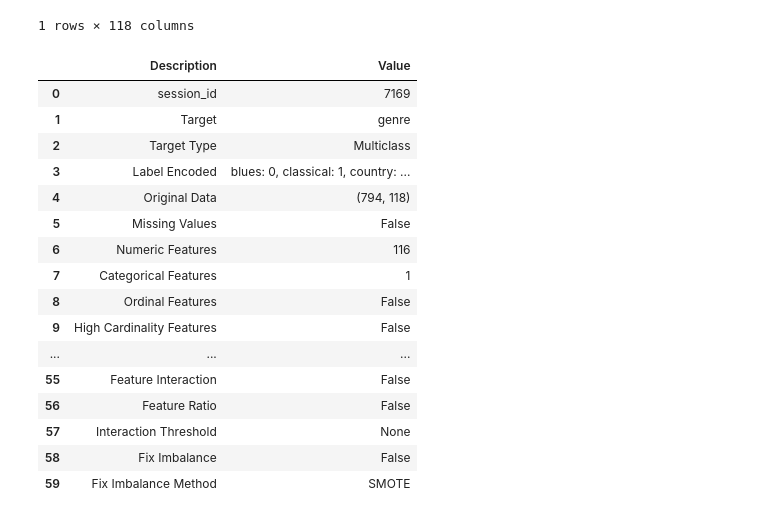
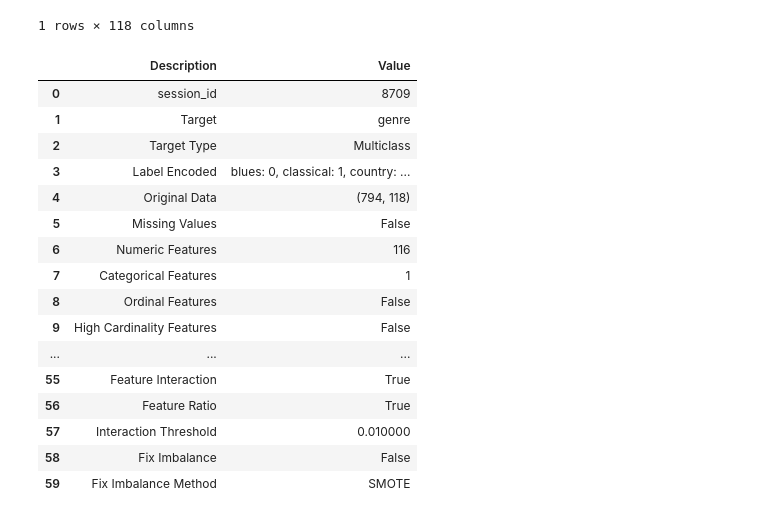
Before and after one commit to SprinTech/sound-recognizer, a Jupyter notebook: ml/notebooks/key_features/4.0 model_exploration.ipynb, the cells around one changed output. Drawn from its saved outputs; the diff is of its cells as text; code cells hidden in the pictures.

```diff
--- a/ml/notebooks/key_features/4.0 model_exploration.ipynb
+++ b/ml/notebooks/key_features/4.0 model_exploration.ipynb
@@ -277,25 +277,25 @@ train_df.head(1)
 # %%
 import pycaret.classification as cl
 import xgboost
 
 clf1 = cl.setup(
     data=train_df,
     target='genre',
     test_data=test_df,
     fold_strategy="stratifiedkfold",
     fold=3,
     feature_selection=True,
     feature_selection_threshold=0.4,
-    feature_intercation=True,
+    feature_interaction=True,
     feature_ratio=True,
     feature_selection_method="boruta",
     use_gpu=True,
     train_size=1.,
     normalize=True
 )
 # %% [output]
 |  | Description | Value |
-| 0 | session_id | 7169 |
+| 0 | session_id | 8709 |
 | 1 | Target | genre |
 | 2 | Target Type | Multiclass |
 | 3 | Label Encoded | blues: 0, classical: 1, country: ... |
@@ -306,8 +306,8 @@ clf1 = cl.setup(
 | 8 | Ordinal Features | False |
 | 9 | High Cardinality Features | False |
 | ... | ... | ... |
-| 55 | Feature Interaction | False |
-| 56 | Feature Ratio | False |
-| 57 | Interaction Threshold | None |
+| 55 | Feature Interaction | True |
+| 56 | Feature Ratio | True |
+| 57 | Interaction Threshold | 0.010000 |
 | 58 | Fix Imbalance | False |
 | 59 | Fix Imbalance Method | SMOTE |
```
Also changed, not shown: parts of 4 cells of this notebook, 37 other files.
